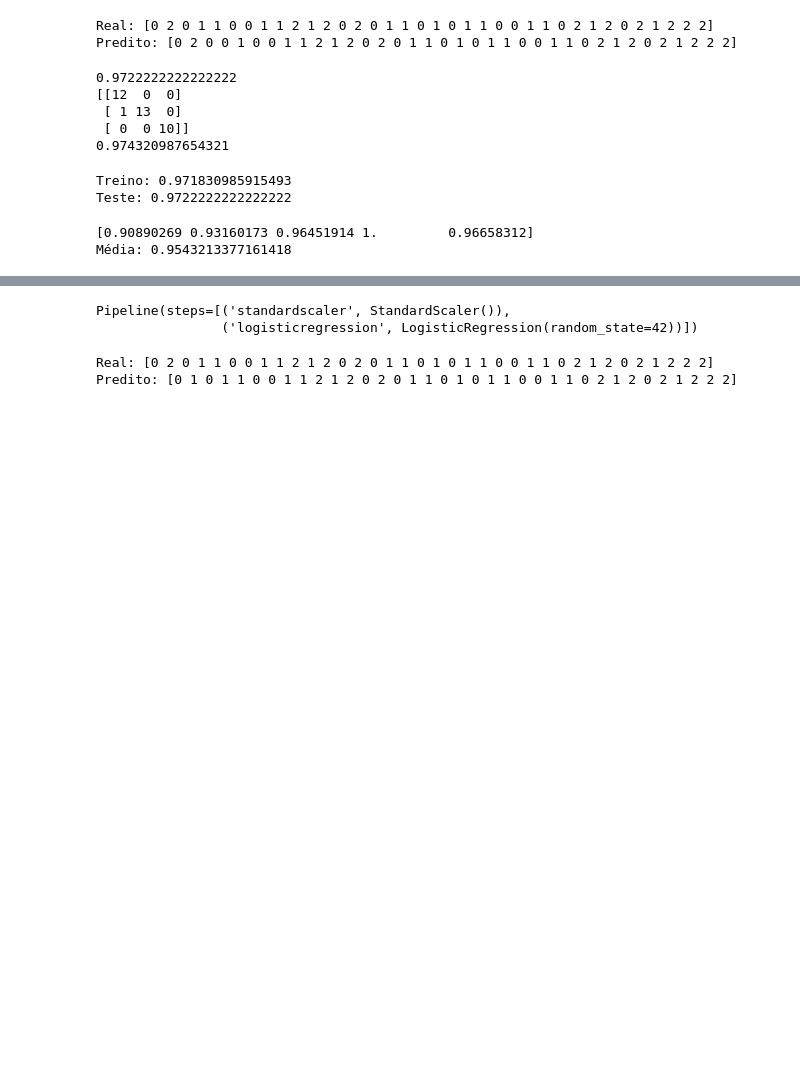
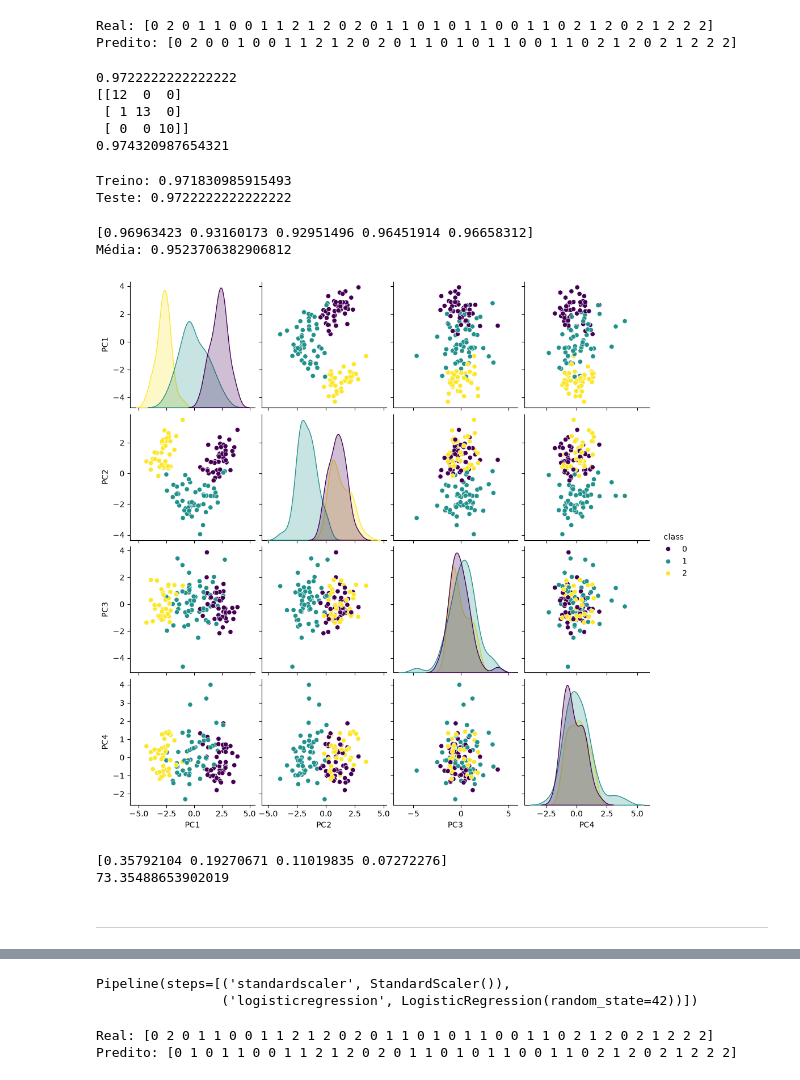
Before and after one commit to Hawkie06/BootcampIA, a Jupyter notebook: aprendendo_machineL/wine.ipynb, the cells around one changed output, grey strips where cells are left out. Cells and saved outputs as stored; diff of their text form; code cells hidden in the pictures; blank space fills up the shorter version.

```diff
--- a/aprendendo_machineL/wine.ipynb
+++ b/aprendendo_machineL/wine.ipynb
@@ -16,8 +22,16 @@ x = dataset.data
 y = dataset.target
 # %%
 X_train, X_test, y_train, y_test = train_test_split(x, y, test_size=0.2,random_state=42,stratify=y)
+# %%
+scaler = StandardScaler()
+
+X_train = scaler.fit_transform(X_train)
+X_test = scaler.transform(X_test)
 # %%
-modelo_KNN = make_pipeline(StandardScaler(), KNeighborsClassifier(n_neighbors=3))
+modelo_KNN = make_pipeline(
+    PCA(n_components=4),
+    KNeighborsClassifier(n_neighbors=3)
+)
 # %%
 modelo_KNN.fit(X_train, y_train)
 # %% [output]
@@ -59,6 +73,36 @@ resultados = cross_val_score(modelo_KNN, X_train, y_train, cv=5, scoring="f1_mac
 print(resultados)
 print("Média:", resultados.mean())
 # %% [output]
-[0.90890269 0.93160173 0.96451914 1.         0.96658312]
-Média: 0.9543213377161418
+[0.96963423 0.93160173 0.92951496 0.96451914 0.96658312]
+Média: 0.9523706382906812
+# %%
+# Aplicar as transformações do pipeline aos dados
+X_pca = modelo_KNN[:-1].transform(X_train)
+
+df_pca = pd.DataFrame(
+    X_pca,
+    columns=["PC1", "PC2", "PC3","PC4"]
+)
+
+df_pca["class"] = y_train
+
+sbn.pairplot(
+    df_pca,
+    hue="class",
+    palette="viridis"
+)
+
+plt.show()
+# %% [output]
+[figure, added]
+# %%
+pca = modelo_KNN.named_steps["pca"]
+
+print(pca.explained_variance_ratio_)
+print(pca.explained_variance_ratio_.sum() * 100)
+# %% [output]
+[0.35792104 0.19270671 0.11019835 0.07272276]
+73.35488653902019
+# %% [markdown]
+-----------------------------------------------------------------------------------------------------------------------------------------------------
 # %%
```
Also changed, not shown: parts of 9 cells of this notebook, 5 other files.
